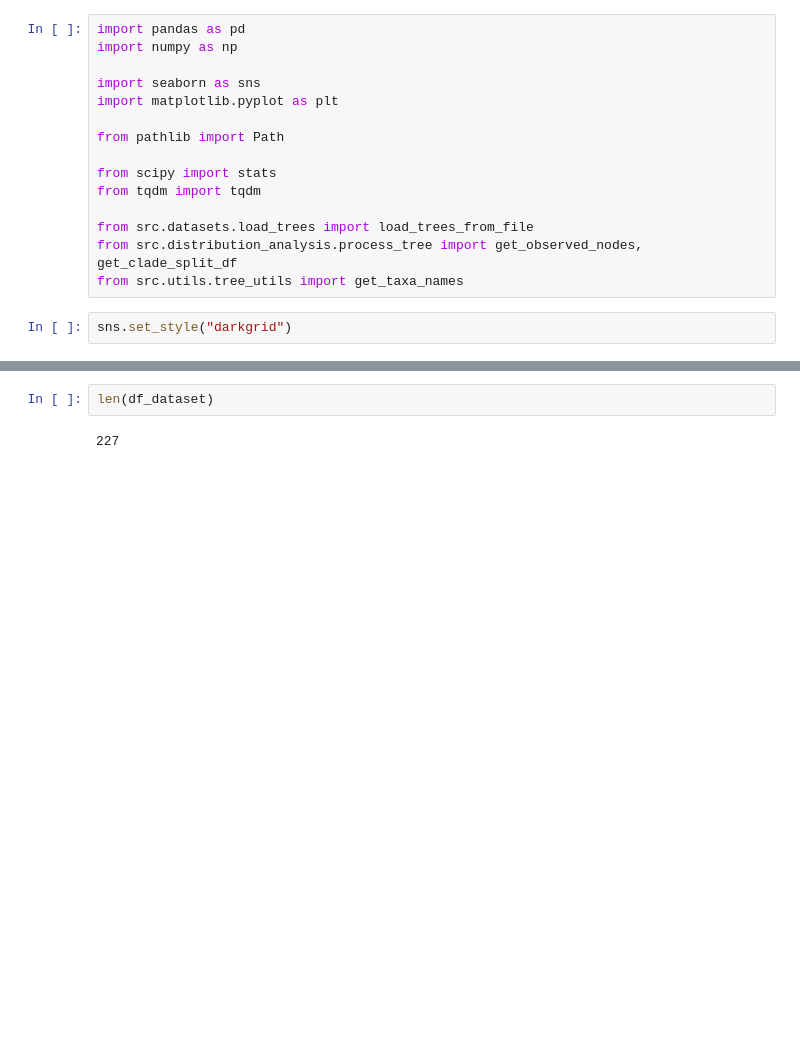
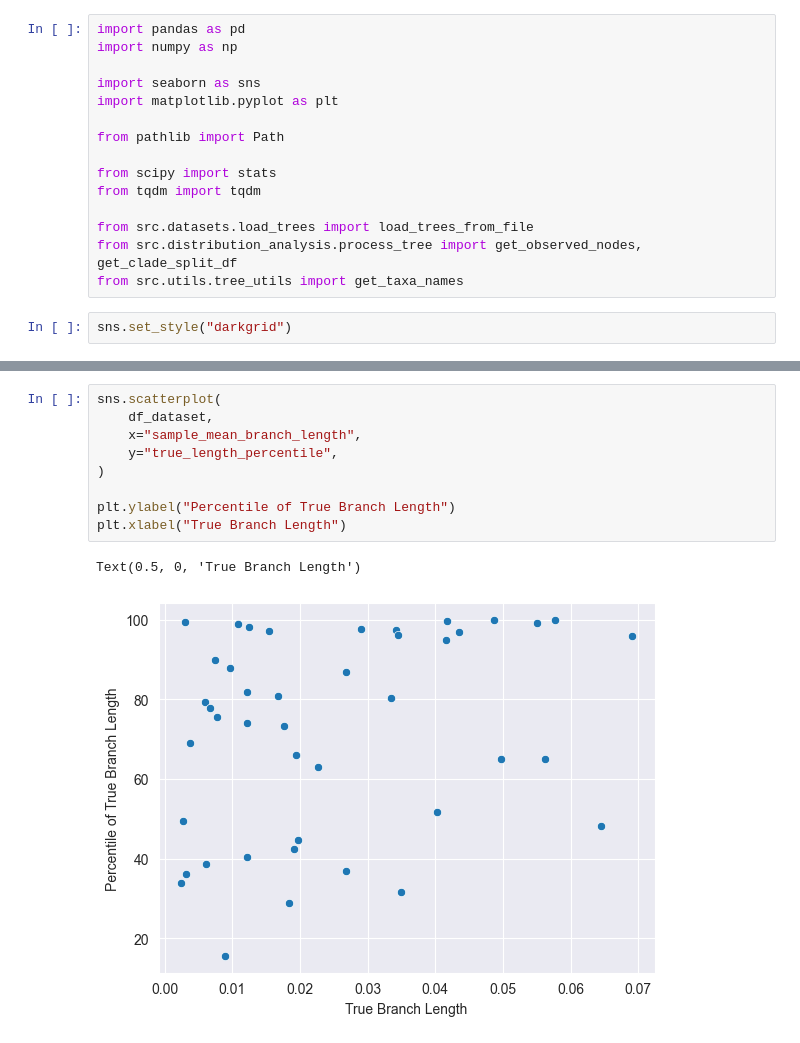
Before and after one commit to tochsner/ccd-validation, a Jupyter notebook: src/experiments/posterior_hpd.ipynb, the cells around one changed output, grey strips where cells are left out. Saved outputs shown, nothing was run; the diff lists cells and outputs as text; blank space fills up the shorter version.

```diff
--- a/src/experiments/posterior_hpd.ipynb
+++ b/src/experiments/posterior_hpd.ipynb
@@ -97,4 +97,12 @@ Text(0.5, 0, 'True Branch Length')
-# %%
-len(df_dataset)
-# %% [output]
-227
+# %%
+sns.scatterplot(
+    df_dataset,
+    x="sample_mean_branch_length",
+    y="true_length_percentile",
+)
+
+plt.ylabel("Percentile of True Branch Length")
+plt.xlabel("True Branch Length")
+# %% [output]
+Text(0.5, 0, 'True Branch Length')
+[figure, added]
```
Also changed, not shown: parts of 5 cells of this notebook, 12 other files.
